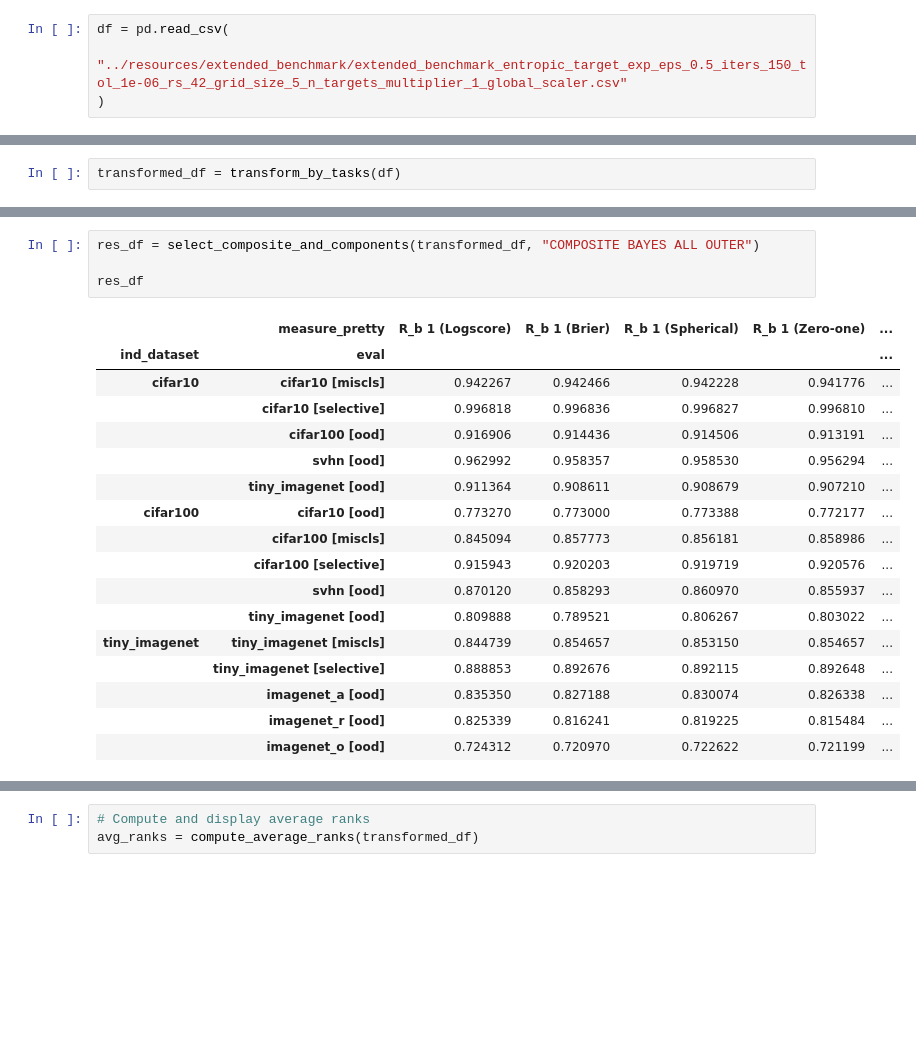
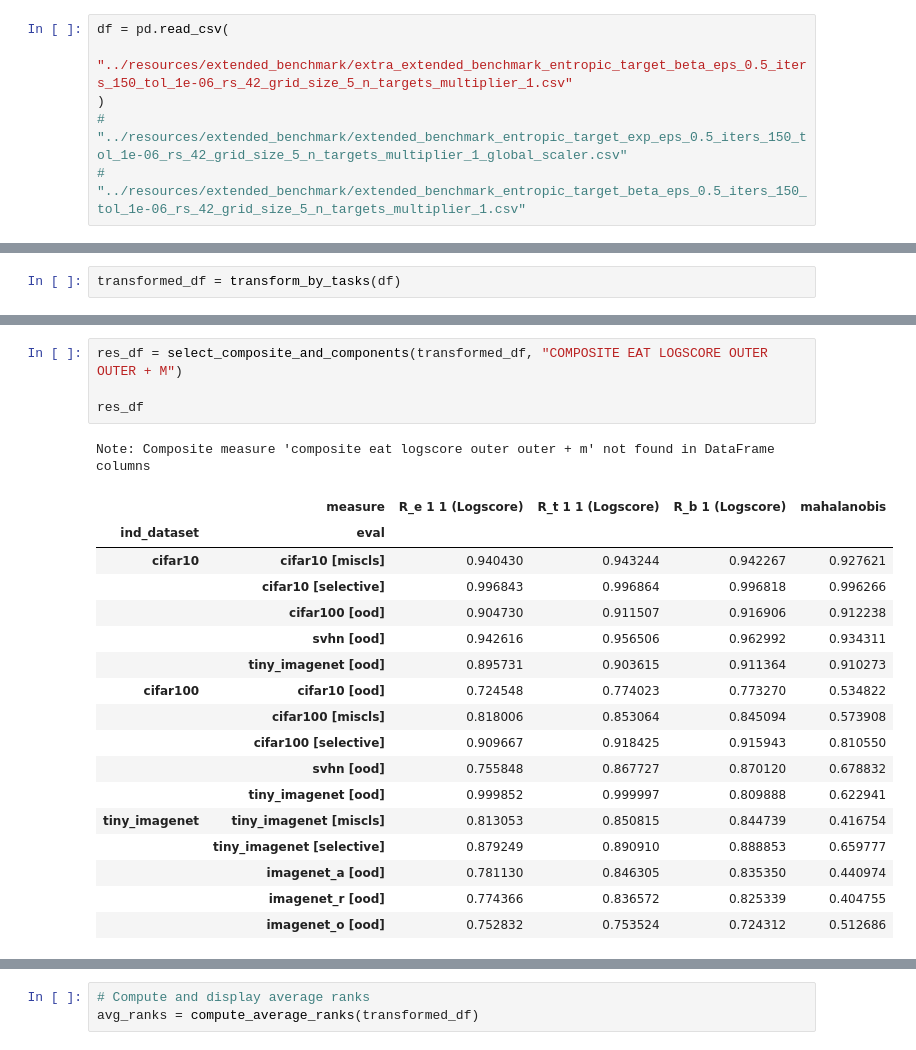
Before and after one commit to DavydenkoGr/FEDERATED-UNCERTAINTY, a Jupyter notebook: notebooks/check_results.ipynb, the cells around one changed output, grey strips where cells are left out. Saved outputs shown, nothing was run; the diff lists cells and outputs as text; blank space fills up the shorter version.

```diff
--- a/notebooks/check_results.ipynb
+++ b/notebooks/check_results.ipynb
@@ -36,8 +36,10 @@ Traceback (most recent call last):  File "<frozen runpy>", line 198, in _run_mod
     device: torch.device = torch.device(torch._C._get_default_device()),  # torch.device('cpu'),
 # %%
 df = pd.read_csv(
-    "../resources/extended_benchmark/extended_benchmark_entropic_target_exp_eps_0.5_iters_150_tol_1e-06_rs_42_grid_size_5_n_targets_multiplier_1_global_scaler.csv"
+    "../resources/extended_benchmark/extra_extended_benchmark_entropic_target_beta_eps_0.5_iters_150_tol_1e-06_rs_42_grid_size_5_n_targets_multiplier_1.csv"
 )
+# "../resources/extended_benchmark/extended_benchmark_entropic_target_exp_eps_0.5_iters_150_tol_1e-06_rs_42_grid_size_5_n_targets_multiplier_1_global_scaler.csv"
+# "../resources/extended_benchmark/extended_benchmark_entropic_target_beta_eps_0.5_iters_150_tol_1e-06_rs_42_grid_size_5_n_targets_multiplier_1.csv"
 # %%
 df.head(10)
 # %% [output]
@@ -101,25 +136,26 @@ COMPOSITE EAT LOGSCORE OUTER OUTER + M
 # %%
-res_df = select_composite_and_components(transformed_df, "COMPOSITE BAYES ALL OUTER")
+res_df = select_composite_and_components(transformed_df, "COMPOSITE EAT LOGSCORE OUTER OUTER + M")
 
 res_df
 # %% [output]
+Note: Composite measure 'composite eat logscore outer outer + m' not found in DataFrame columns
-|  | measure_pretty | R_b 1 (Logscore) | R_b 1 (Brier) | R_b 1 (Spherical) | R_b 1 (Zero-one) | ... |
-| ind_dataset | eval |  |  |  |  | ... |
-| cifar10 | cifar10 [miscls] | 0.942267 | 0.942466 | 0.942228 | 0.941776 | ... |
-|  | cifar10 [selective] | 0.996818 | 0.996836 | 0.996827 | 0.996810 | ... |
-|  | cifar100 [ood] | 0.916906 | 0.914436 | 0.914506 | 0.913191 | ... |
-|  | svhn [ood] | 0.962992 | 0.958357 | 0.958530 | 0.956294 | ... |
-|  | tiny_imagenet [ood] | 0.911364 | 0.908611 | 0.908679 | 0.907210 | ... |
-| cifar100 | cifar10 [ood] | 0.773270 | 0.773000 | 0.773388 | 0.772177 | ... |
-|  | cifar100 [miscls] | 0.845094 | 0.857773 | 0.856181 | 0.858986 | ... |
-|  | cifar100 [selective] | 0.915943 | 0.920203 | 0.919719 | 0.920576 | ... |
-|  | svhn [ood] | 0.870120 | 0.858293 | 0.860970 | 0.855937 | ... |
-|  | tiny_imagenet [ood] | 0.809888 | 0.789521 | 0.806267 | 0.803022 | ... |
-| tiny_imagenet | tiny_imagenet [miscls] | 0.844739 | 0.854657 | 0.853150 | 0.854657 | ... |
-|  | tiny_imagenet [selective] | 0.888853 | 0.892676 | 0.892115 | 0.892648 | ... |
-|  | imagenet_a [ood] | 0.835350 | 0.827188 | 0.830074 | 0.826338 | ... |
-|  | imagenet_r [ood] | 0.825339 | 0.816241 | 0.819225 | 0.815484 | ... |
-|  | imagenet_o [ood] | 0.724312 | 0.720970 | 0.722622 | 0.721199 | ... |
+|  | measure | R_e 1 1 (Logscore) | R_t 1 1 (Logscore) | R_b 1 (Logscore) | mahalanobis |
+| ind_dataset | eval |  |  |  |  |
+| cifar10 | cifar10 [miscls] | 0.940430 | 0.943244 | 0.942267 | 0.927621 |
+|  | cifar10 [selective] | 0.996843 | 0.996864 | 0.996818 | 0.996266 |
+|  | cifar100 [ood] | 0.904730 | 0.911507 | 0.916906 | 0.912238 |
+|  | svhn [ood] | 0.942616 | 0.956506 | 0.962992 | 0.934311 |
+|  | tiny_imagenet [ood] | 0.895731 | 0.903615 | 0.911364 | 0.910273 |
+| cifar100 | cifar10 [ood] | 0.724548 | 0.774023 | 0.773270 | 0.534822 |
+|  | cifar100 [miscls] | 0.818006 | 0.853064 | 0.845094 | 0.573908 |
+|  | cifar100 [selective] | 0.909667 | 0.918425 | 0.915943 | 0.810550 |
+|  | svhn [ood] | 0.755848 | 0.867727 | 0.870120 | 0.678832 |
+|  | tiny_imagenet [ood] | 0.999852 | 0.999997 | 0.809888 | 0.622941 |
+| tiny_imagenet | tiny_imagenet [miscls] | 0.813053 | 0.850815 | 0.844739 | 0.416754 |
+|  | tiny_imagenet [selective] | 0.879249 | 0.890910 | 0.888853 | 0.659777 |
+|  | imagenet_a [ood] | 0.781130 | 0.846305 | 0.835350 | 0.440974 |
+|  | imagenet_r [ood] | 0.774366 | 0.836572 | 0.825339 | 0.404755 |
+|  | imagenet_o [ood] | 0.752832 | 0.753524 | 0.724312 | 0.512686 |
 # %%
 # Apply the dominance check
 res_df_with_dominance = check_composite_dominance(res_df)
```
Also changed, not shown: parts of 8 cells of this notebook, 4 other files.
